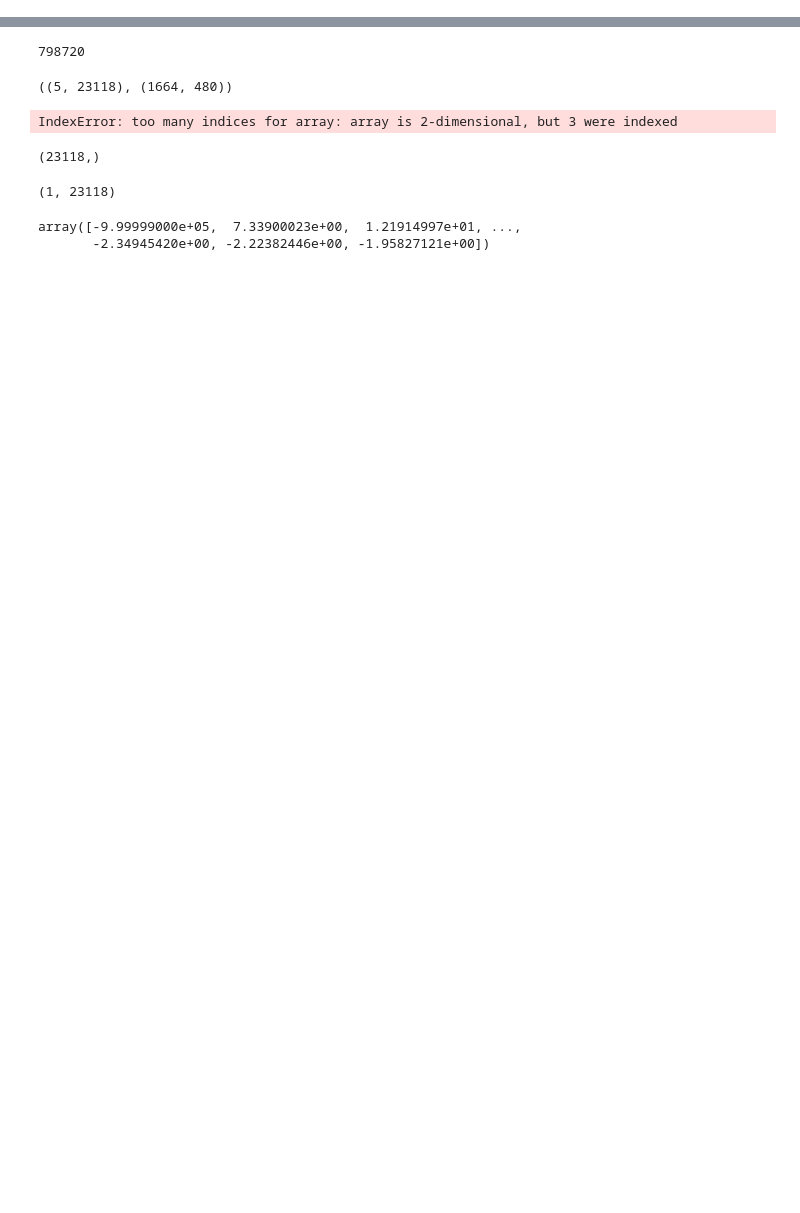
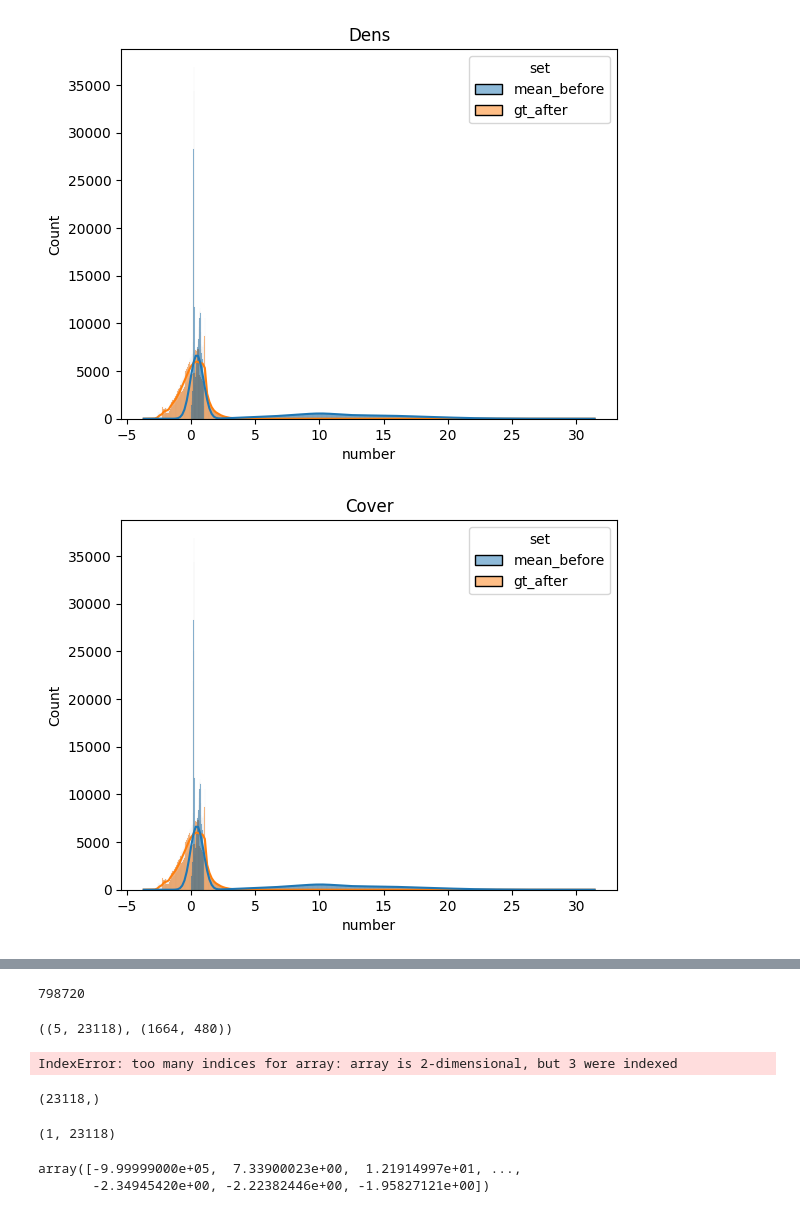
Before and after one commit to eliotwalt/rs-uncertainty, a Jupyter notebook: notebooks/standardization.ipynb, the cells around one changed output, grey strips where cells are left out. Drawn from its saved outputs; the diff is of its cells as text; code cells hidden in the pictures; blank space fills up the shorter version.

```diff
--- a/notebooks/standardization.ipynb
+++ b/notebooks/standardization.ipynb
@@ -177,0 +220,25 @@ array(['354', '439', '415', '1023'], dtype=object)
+# %%
+def show_constraints_violations(df, variable, constraints):
+    var = df.query(f"variables == '{variable}' & states != 'variance'")
+    var_before = var[var.sources=="before"]
+    var_after = var[var.sources=="after"]
+    print(variable, "violation rate:")
+    for constraint in constraints:
+        gt_before_rate = var_before[var_before.states=="gt"].query(constraint).shape[0]/var_before[var_before.states=="gt"].shape[0]
+        gt_after_rate = var_after[var_after.states=="gt"].query(constraint).shape[0]/var_after[var_after.states=="gt"].shape[0]
+        mean_before_rate = var_before[var_before.states=="mean"].query(constraint).shape[0]/var_before[var_before.states=="mean"].shape[0]
+        mean_after_rate = var_after[var_after.states=="mean"].query(constraint).shape[0]/var_after[var_after.states=="mean"].shape[0]
+        print(f"\t{constraint}:")
+        print(f"\t\tbefore -> (gt={gt_before_rate*100:.2f}%,mean={mean_before_rate*100:.2f}%)")
+        print(f"\t\tafter  -> (gt={gt_after_rate*100:.2f}%,mean={mean_after_rate*100:.2f}%)")
+# %%
+# Are the constraints verified
+variables = ['P95', 'MeanH', 'Dens', 'Gini', 'Cover']
+for i, var in enumerate(variables):
+    show_constraints_violations(
+        data,
+        var,
+        ["number < 0"] if i<2 else ["number < 0", "number > 1"]
+    )
+# For prediction yes, for gt P95, MeanH, Gini yes Dens, Cover no
+# which makes no sense
@@ -177,0 +263,20 @@ array(['354', '439', '415', '1023'], dtype=object)
+# %%
+# Could it be that for some reason the Cover and Dens GT must be normalized ?
+# Compare mean_before with gt_after
+import warnings
+warnings.simplefilter("ignore")
+for var in ["Dens", "Cover"]:
+    tmp = data[data.variables==var]
+    tmp_mean_before = data.query("states == 'mean' & sources == 'before'")
+    tmp_gt_after = data.query("states == 'gt' & sources == 'after'")
+    tmp_mean_before["set"] = "mean_before"
+    tmp_gt_after["set"] = "gt_after"
+    tmp = pd.concat([tmp_mean_before, tmp_gt_after])
+    sns.histplot(data=tmp, x="number", hue="set", kde=True)
+    plt.title(var)
+    plt.show()
+# They do seem pretty close... BUT there mean_before respects (0,1) constraint
+# while gt_after does not (<0)
+# %% [output]
+[figure, added]
+[figure, added]
```
Also changed, not shown: parts of 14 cells of this notebook, 1 other file.
